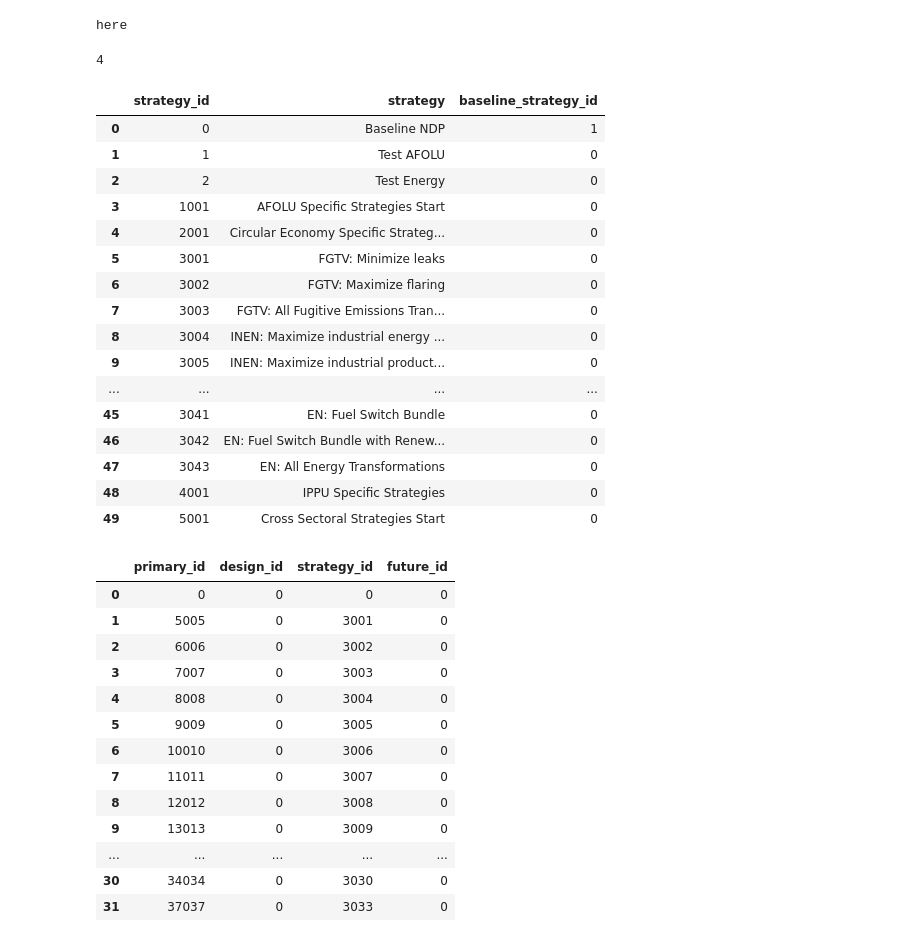
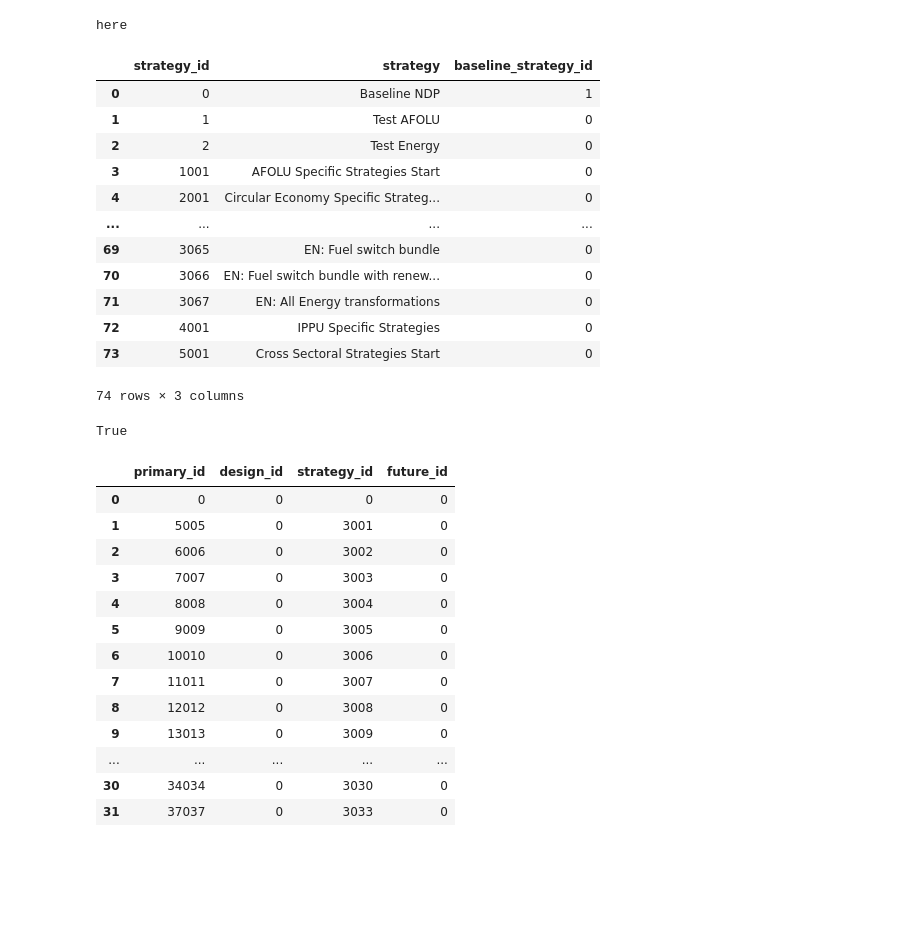
Before and after one commit to jarojasag/lac_decarbonization, a Jupyter notebook: python/sisepuede_run_testing.ipynb, the cells around one changed output. Cells and saved outputs as stored; diff of their text form; code cells hidden in the pictures; blank space fills up the shorter version.

Commit message:
updates to transformation scripts

```diff
--- a/python/sisepuede_run_testing.ipynb
+++ b/python/sisepuede_run_testing.ipynb
@@ -1002,31 +1152,26 @@ df_primary.to_csv(
 )
 # %% [output]
 here
-# %%
-2+2
-# %% [output]
-4
-# %%
-attr_strat = sisepuede.database.db.read_table("ATTRIBUTE_STRATEGY")
-attr_strat
-# %% [output]
-|  | strategy_id | strategy | baseline_strategy_id |
-| 0 | 0 | Baseline NDP | 1 |
-| 1 | 1 | Test AFOLU | 0 |
-| 2 | 2 | Test Energy | 0 |
-| 3 | 1001 | AFOLU Specific Strategies Start | 0 |
-| 4 | 2001 | Circular Economy Specific Strateg... | 0 |
-| 5 | 3001 | FGTV: Minimize leaks | 0 |
-| 6 | 3002 | FGTV: Maximize flaring | 0 |
-| 7 | 3003 | FGTV: All Fugitive Emissions Tran... | 0 |
-| 8 | 3004 | INEN: Maximize industrial energy ... | 0 |
-| 9 | 3005 | INEN: Maximize industrial product... | 0 |
-| ... | ... | ... | ... |
-| 45 | 3041 | EN: Fuel Switch Bundle | 0 |
-| 46 | 3042 | EN: Fuel Switch Bundle with Renew... | 0 |
-| 47 | 3043 | EN: All Energy Transformations | 0 |
-| 48 | 4001 | IPPU Specific Strategies | 0 |
-| 49 | 5001 | Cross Sectoral Strategies Start | 0 |
+# %%
+attr_strat.table
+# %% [output]
+|  | strategy_id | strategy | baseline_strategy_id |
+| 0 | 0 | Baseline NDP | 1 |
+| 1 | 1 | Test AFOLU | 0 |
+| 2 | 2 | Test Energy | 0 |
+| 3 | 1001 | AFOLU Specific Strategies Start | 0 |
+| 4 | 2001 | Circular Economy Specific Strateg... | 0 |
+| ... | ... | ... | ... |
+| 69 | 3065 | EN: Fuel switch bundle | 0 |
+| 70 | 3066 | EN: Fuel switch bundle with renew... | 0 |
+| 71 | 3067 | EN: All Energy transformations | 0 |
+| 72 | 4001 | IPPU Specific Strategies | 0 |
+| 73 | 5001 | Cross Sectoral Strategies Start | 0 |
+74 rows × 3 columns
+# %%
+attr_strat.field_maps.get(f"{attr_strat.key}_to_baseline_{attr_strat.key}").get(0) == 1
+# %% [output]
+True
 # %%
 df_primary = sisepuede.odpt_primary.get_indexing_dataframe(sorted(list(df_out[sisepuede.key_primary].unique())))
 df_primary
```
Also changed, not shown: parts of 10 cells of this notebook, 11 other files.
